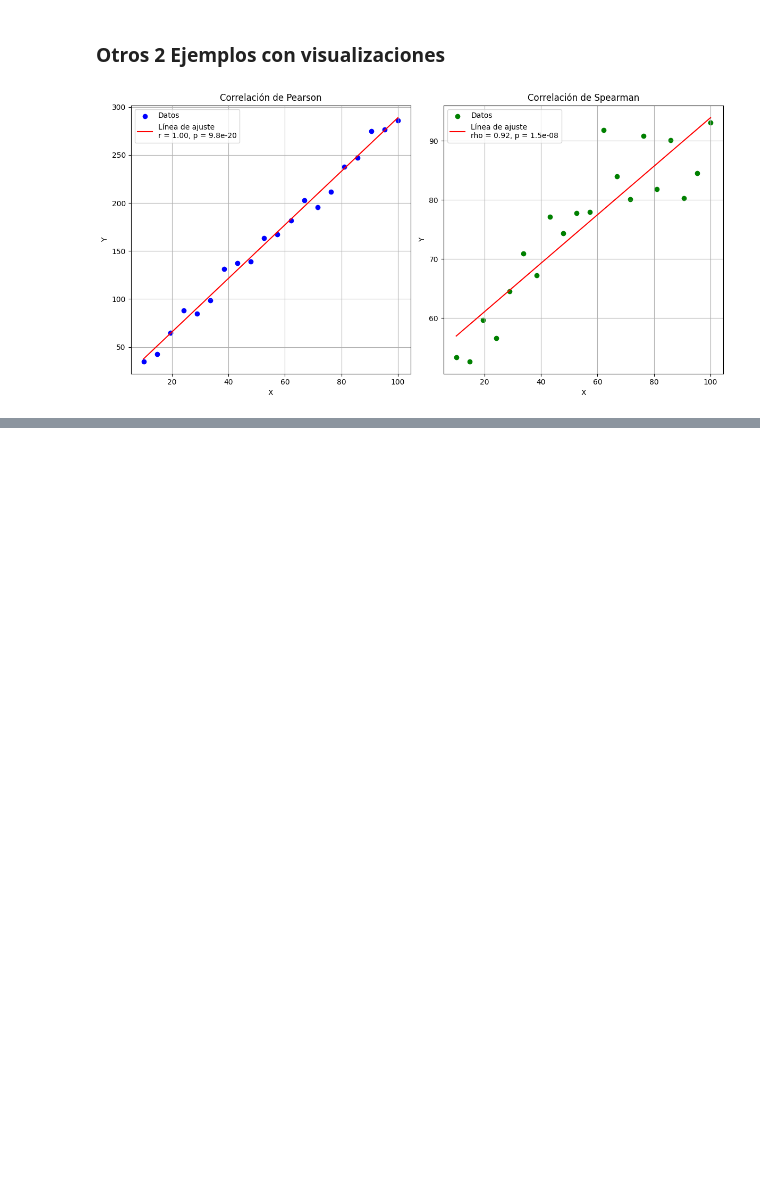
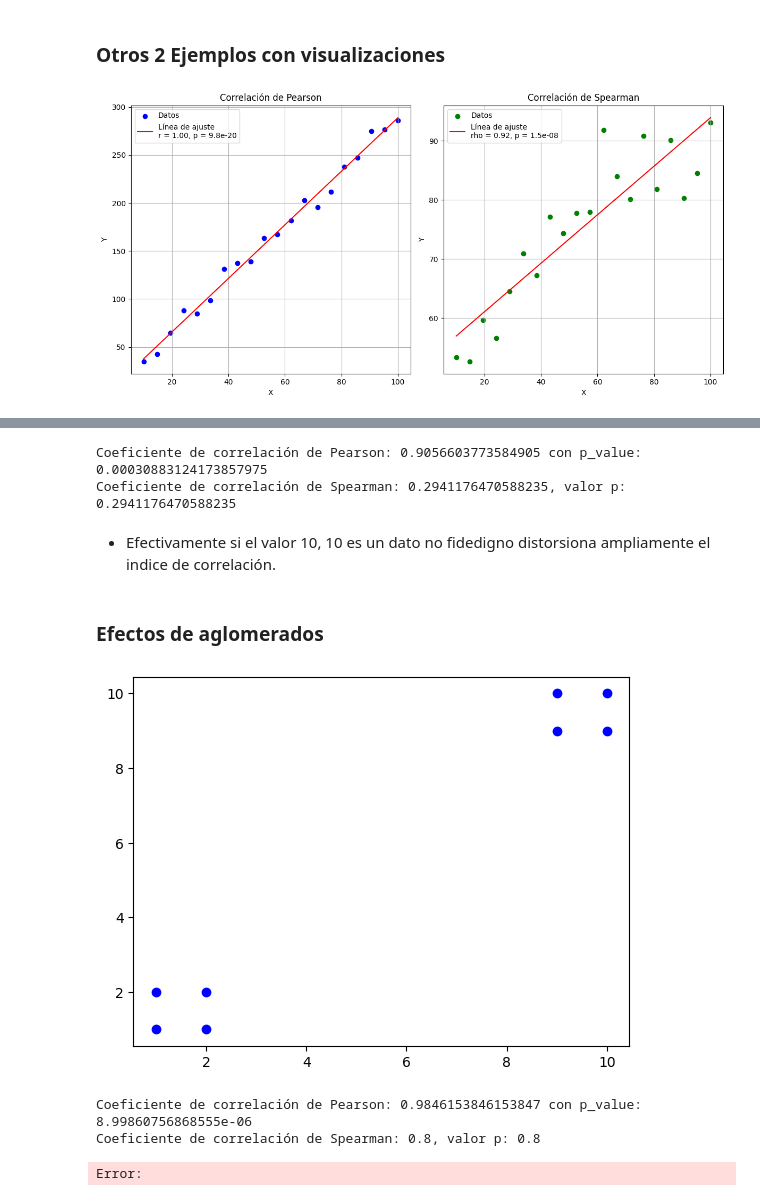
Before and after one commit to DaniCh-Coder/Python-Notes, a Jupyter notebook: ps stats/Corr-Regr/Corr-Pearson-Spearman.ipynb, the cells around one changed output, grey strips where cells are left out. Cells and saved outputs as stored; diff of their text form; code cells hidden in the pictures; blank space fills up the shorter version.

```diff
--- a/ps stats/Corr-Regr/Corr-Pearson-Spearman.ipynb
+++ b/ps stats/Corr-Regr/Corr-Pearson-Spearman.ipynb
@@ -120,0 +201,39 @@ plt.show()
+# %%
+# Cálculo del coeficiente de correlación de Pearson
+r, p_value = pearsonr(x, y)
+
+print(f"Coeficiente de correlación de Pearson: {r} con p_value: {p_value}")
+
+# Cálculo del coeficiente de correlación de Spearman
+rho, p_value = spearmanr(x, y)
+
+print(f"Coeficiente de correlación de Spearman: {rho}, valor p: {rho}")
+# %% [output]
+Coeficiente de correlación de Pearson: 0.9056603773584905 con p_value: 0.00030883124173857975
+Coeficiente de correlación de Spearman: 0.2941176470588235, valor p: 0.2941176470588235
+# %% [markdown]
++ Efectivamente si el valor 10, 10 es un dato no fidedigno distorsiona ampliamente el indice de correlación.
+# %% [markdown]
+### Efectos de aglomerados
+# %%
+# Datos de ejemplo
+x = [1, 1, 2, 2, 9, 9, 10, 10]
+y = [1, 2, 1, 2, 9, 10, 9, 10]
+
+plt.scatter(x, y, color='blue', label='Datos')
+plt.show()
+
+# Cálculo del coeficiente de correlación de Pearson
+r, p_value = pearsonr(x, y)
+
+print(f"Coeficiente de correlación de Pearson: {r} con p_value: {p_value}")
+
+# Cálculo del coeficiente de correlación de Spearman
+rho, p_value = spearmanr(x, y)
+
+print(f"Coeficiente de correlación de Spearman: {rho}, valor p: {rho}")
+# %% [output]
+[figure, added]
+Coeficiente de correlación de Pearson: 0.9846153846153847 con p_value: 8.99860756868555e-06
+Coeficiente de correlación de Spearman: 0.8, valor p: 0.8
+Error:
```
Also changed, not shown: parts of 21 cells of this notebook, 3 other files.
